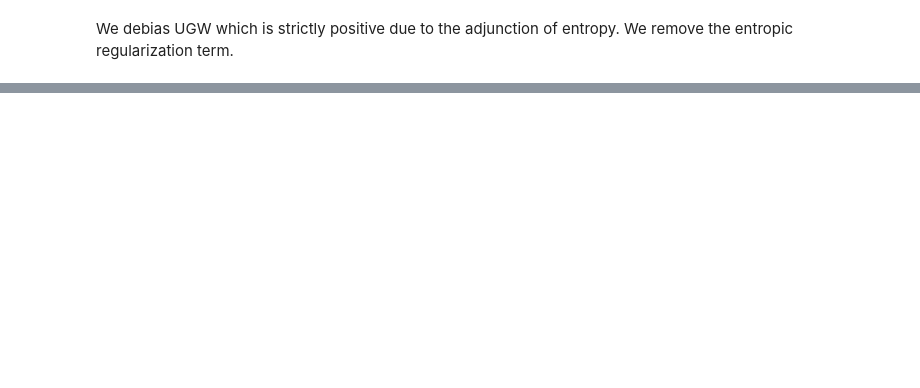
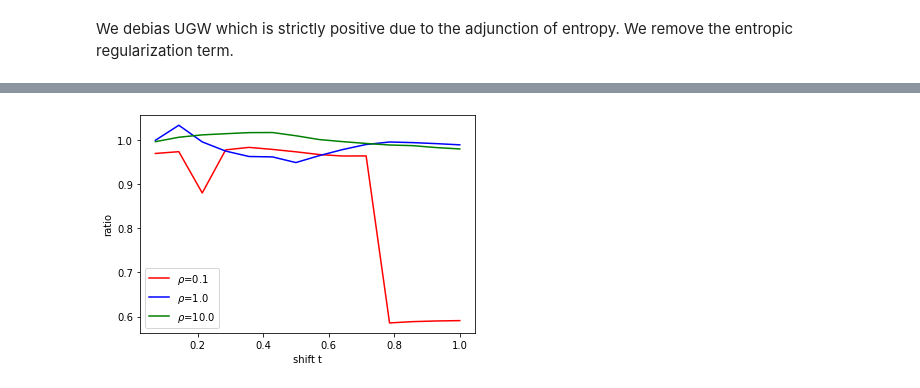
Before and after one commit to thibsej/unbalanced_gromov_wasserstein, a Jupyter notebook: conic/Conic-GW.ipynb, the cells around one changed output, grey strips where cells are left out. Saved outputs shown, nothing was run; the diff lists cells and outputs as text; code cells hidden in the pictures; blank space fills up the shorter version.

```diff
--- a/conic/Conic-GW.ipynb
+++ b/conic/Conic-GW.ipynb
@@ -448,0 +454,11 @@ plt.show()
+# %%
+# Plot results
+idx0 = 1
+for j in range(len(tau)):
+    plt.plot(eps[idx0:], (val_cgw[j] / val_ugw[j] )[idx0:], c=colors[j], label=f'$\\rho$={tau[j]}')
+plt.xlabel('shift t')
+plt.ylabel('ratio')
+plt.legend()
+plt.show()
+# %% [output]
+[figure, added]
```
Also changed, not shown: parts of 18 cells of this notebook.
